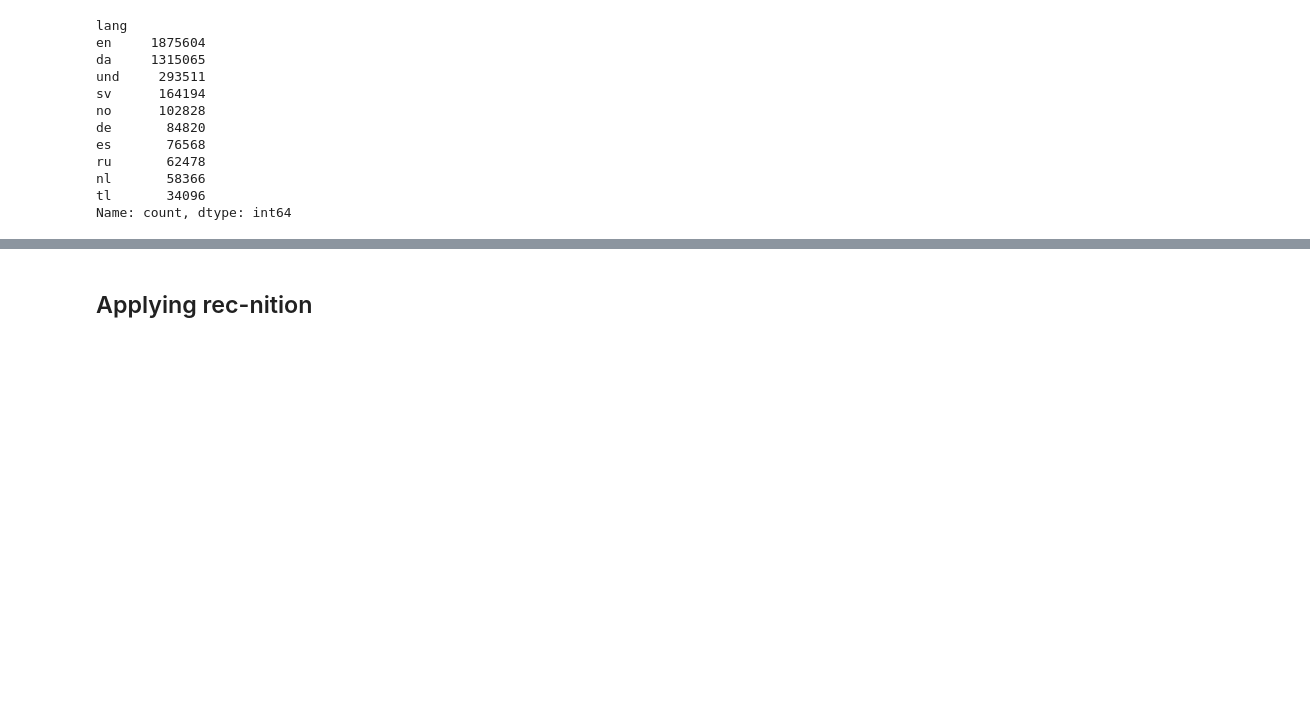
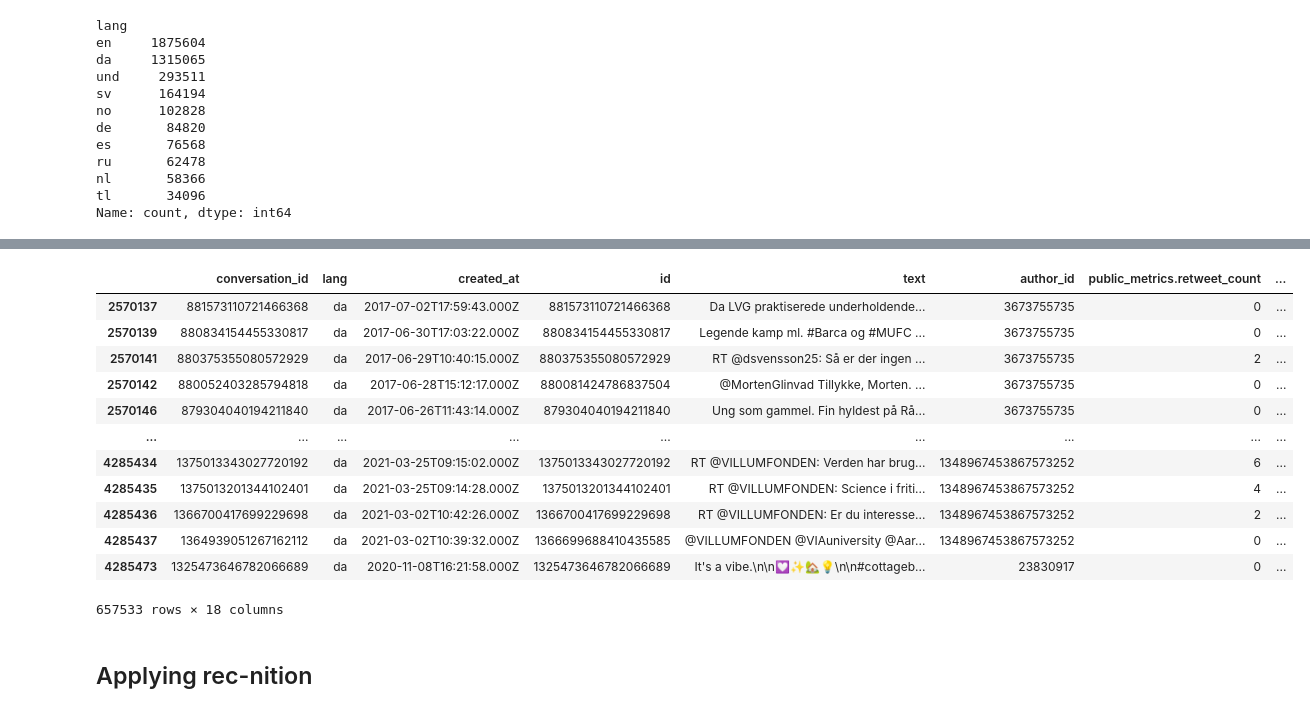
Before and after one commit to idadencker/STANDBY_IDA, a Jupyter notebook: Rec-nition and attack on twitter data/Scripts/Applying_algorithms.ipynb, the cells around one changed output, grey strips where cells are left out. Drawn from its saved outputs; the diff is of its cells as text; code cells hidden in the pictures; blank space fills up the shorter version.

```diff
--- a/Rec-nition and attack on twitter data/Scripts/Applying_algorithms.ipynb
+++ b/Rec-nition and attack on twitter data/Scripts/Applying_algorithms.ipynb
@@ -108,3 +122,28 @@ danish_test
+# %%
+# devide danish twitter data into 2 parts (since each algorithm is taking approx. 24h to run, data is devided into two, to prevent all data from being lost if the session crash)
+
+# Calculate the midpoint
+midpoint = len(danish) // 2
+
+# Split the data
+danish_part_1 = danish.iloc[:midpoint]
+danish_part_2 = danish.iloc[midpoint:]
+
+danish_part_2
+# %% [output]
+|  | conversation_id | lang | created_at | id | text | author_id | public_metrics.retweet_count | ... |
+| 2570137 | 881573110721466368 | da | 2017-07-02T17:59:43.000Z | 881573110721466368 | Da LVG praktiserede underholdende... | 3673755735 | 0 | ... |
+| 2570139 | 880834154455330817 | da | 2017-06-30T17:03:22.000Z | 880834154455330817 | Legende kamp ml. #Barca og #MUFC ... | 3673755735 | 0 | ... |
+| 2570141 | 880375355080572929 | da | 2017-06-29T10:40:15.000Z | 880375355080572929 | RT @dsvensson25: Så er der ingen ... | 3673755735 | 2 | ... |
+| 2570142 | 880052403285794818 | da | 2017-06-28T15:12:17.000Z | 880081424786837504 | @MortenGlinvad Tillykke, Morten. ... | 3673755735 | 0 | ... |
+| 2570146 | 879304040194211840 | da | 2017-06-26T11:43:14.000Z | 879304040194211840 | Ung som gammel. Fin hyldest på Rå... | 3673755735 | 0 | ... |
+| ... | ... | ... | ... | ... | ... | ... | ... | ... |
+| 4285434 | 1375013343027720192 | da | 2021-03-25T09:15:02.000Z | 1375013343027720192 | RT @VILLUMFONDEN: Verden har brug... | 1348967453867573252 | 6 | ... |
+| 4285435 | 1375013201344102401 | da | 2021-03-25T09:14:28.000Z | 1375013201344102401 | RT @VILLUMFONDEN: Science i friti... | 1348967453867573252 | 4 | ... |
+| 4285436 | 1366700417699229698 | da | 2021-03-02T10:42:26.000Z | 1366700417699229698 | RT @VILLUMFONDEN: Er du interesse... | 1348967453867573252 | 2 | ... |
+| 4285437 | 1364939051267162112 | da | 2021-03-02T10:39:32.000Z | 1366699688410435585 | @VILLUMFONDEN @VIAuniversity @Aar... | 1348967453867573252 | 0 | ... |
+| 4285473 | 1325473646782066689 | da | 2020-11-08T16:21:58.000Z | 1325473646782066689 | It's a vibe.\n\n💟✨🏡💡\n\n#cottageb... | 23830917 | 0 | ... |
+657533 rows × 18 columns
 # %% [markdown]
 ## Applying rec-nition
 # %%
```
Also changed, not shown: parts of 21 cells of this notebook, 2 other files.
